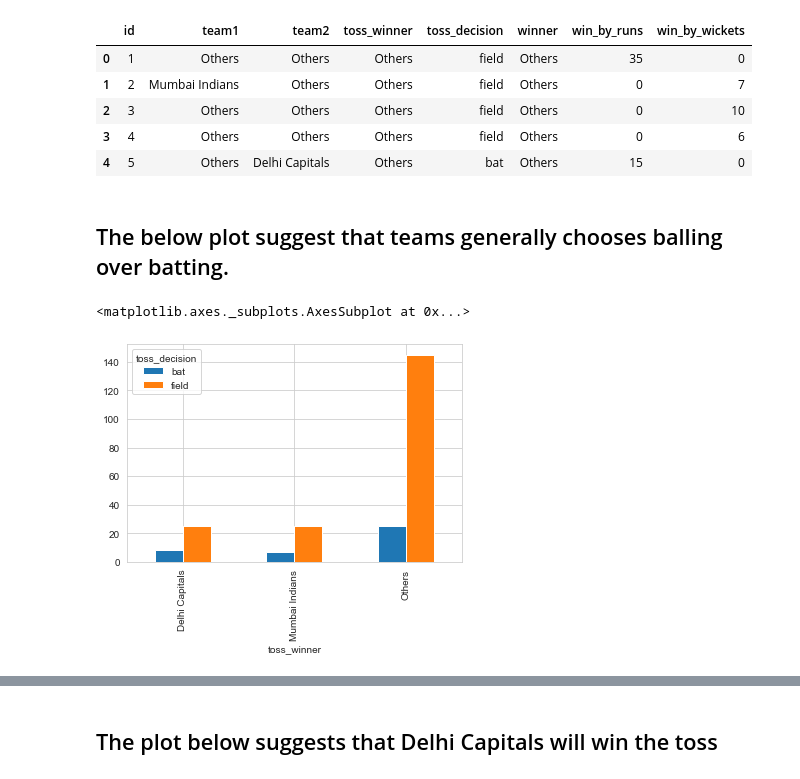
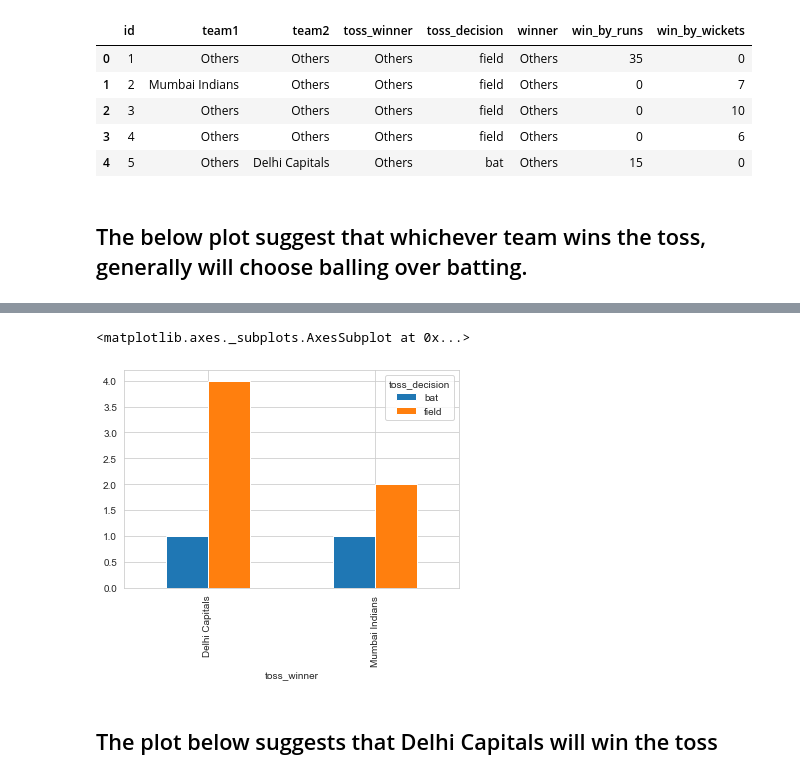
Before and after one commit to bhaskar-29/Widhya, a Jupyter notebook: 10 Oct.ipynb, the cells around one changed output, grey strips where cells are left out. Cells and saved outputs as stored; diff of their text form; code cells hidden in the pictures.

```diff
--- a/10 Oct.ipynb
+++ b/10 Oct.ipynb
@@ -82,13 +91,7 @@ matches1.head()
 | 3 | 4 | Others | Others | Others | field | Others | 0 | 6 |
 | 4 | 5 | Others | Delhi Capitals | Others | bat | Others | 15 | 0 |
 # %% [markdown]
-## The below plot suggest that teams generally chooses balling over batting.
+## The below plot suggest that whichever team wins the toss, generally will choose balling over batting.
-# %%
-sns.set_style('whitegrid')
-pd.crosstab(matches1.toss_winner, matches1.toss_decision).plot(kind='bar')
-# %% [output]
-<matplotlib.axes._subplots.AxesSubplot at 0x...>
-[figure, removed]
 # %%
 today_match = pd.concat([matches1[(matches1.team1 == team_1) & (matches1.team2 == team_2)], matches1[(matches1.team1 == team_2) & (matches1.team2 == team_1)]])
 today_match.head()
@@ -99,6 +102,12 @@ today_match.head()
 | 622 | 623 | Mumbai Indians | Delhi Capitals | Delhi Capitals | field | Mumbai Indians | 80 | 0 |
 | 644 | 7902 | Mumbai Indians | Delhi Capitals | Delhi Capitals | field | Delhi Capitals | 0 | 7 |
 | 729 | 11325 | Mumbai Indians | Delhi Capitals | Mumbai Indians | bat | Mumbai Indians | 40 | 0 |
+# %%
+sns.set_style('whitegrid')
+pd.crosstab(today_match.toss_winner, today_match.toss_decision).plot(kind='bar')
+# %% [output]
+<matplotlib.axes._subplots.AxesSubplot at 0x...>
+[figure, added]
 # %% [markdown]
 ## The plot below suggests that Delhi Capitals will win the toss
 # %%
```
Also changed, not shown: parts of 4 cells of this notebook, 1 other file.
